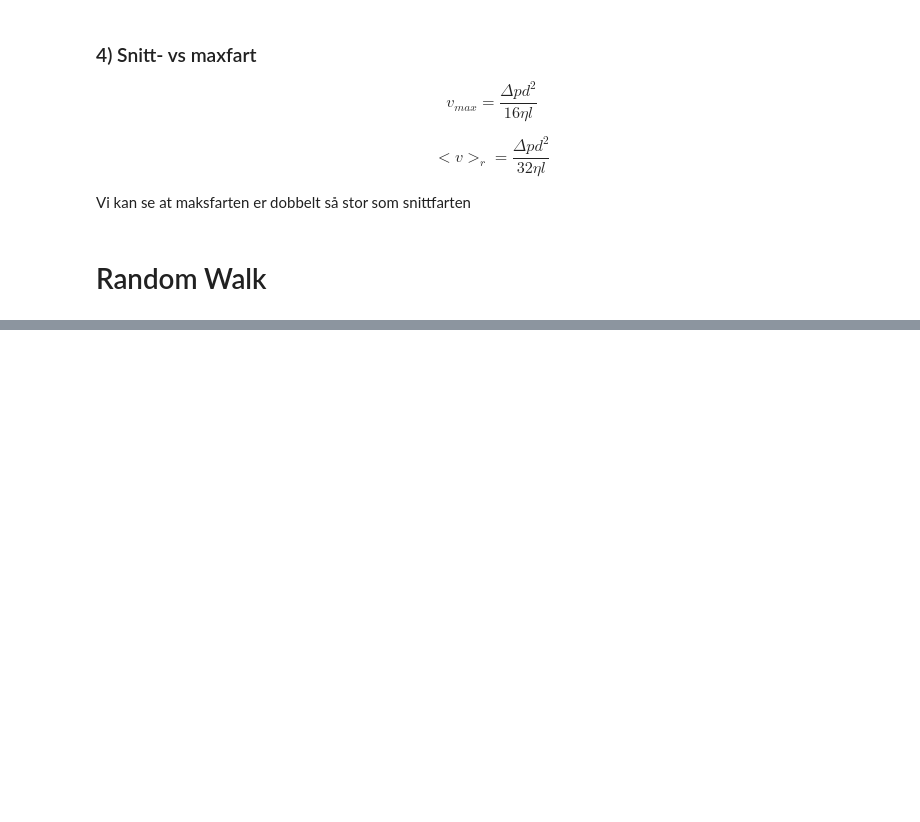
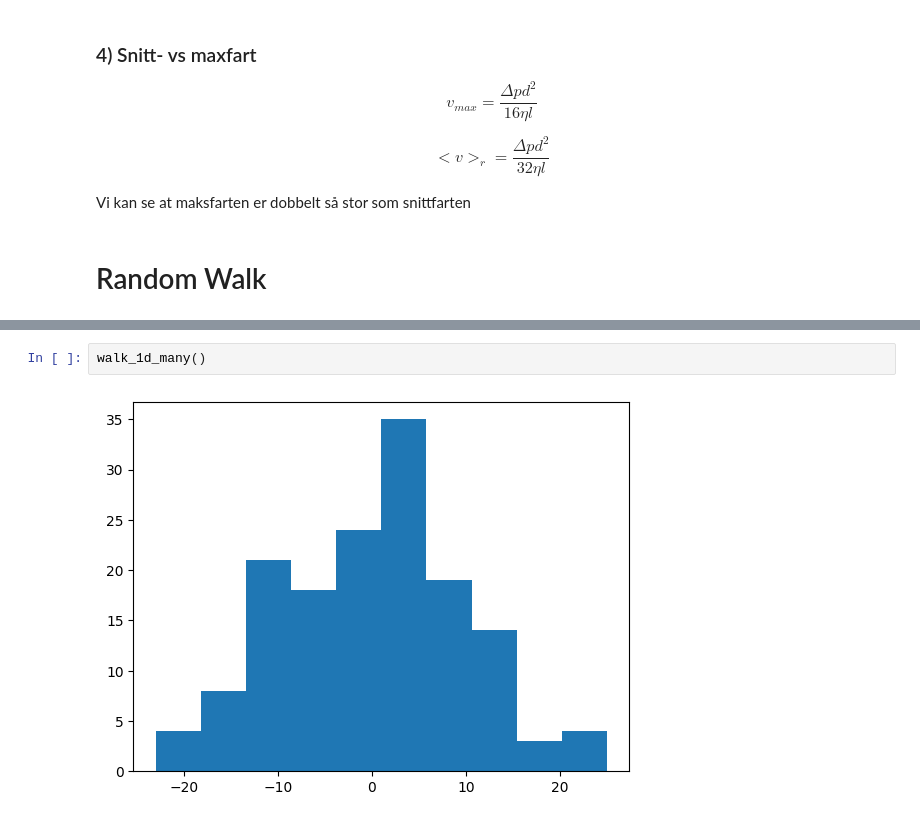
Before and after one commit to iverks/skole, a Jupyter notebook: 5sem/bionano/ov3/ov3.ipynb, the cells around one changed output, grey strips where cells are left out. Saved outputs shown, nothing was run; the diff lists cells and outputs as text; blank space fills up the shorter version.

```diff
--- a/5sem/bionano/ov3/ov3.ipynb
+++ b/5sem/bionano/ov3/ov3.ipynb
@@ -86,0 +125,4 @@ Vi kan se at maksfarten er dobbelt så stor som snittfarten
+# %%
+walk_1d_many()
+# %% [output]
+[figure, added]
```
Also changed, not shown: parts of 7 cells of this notebook, 3 other files.
